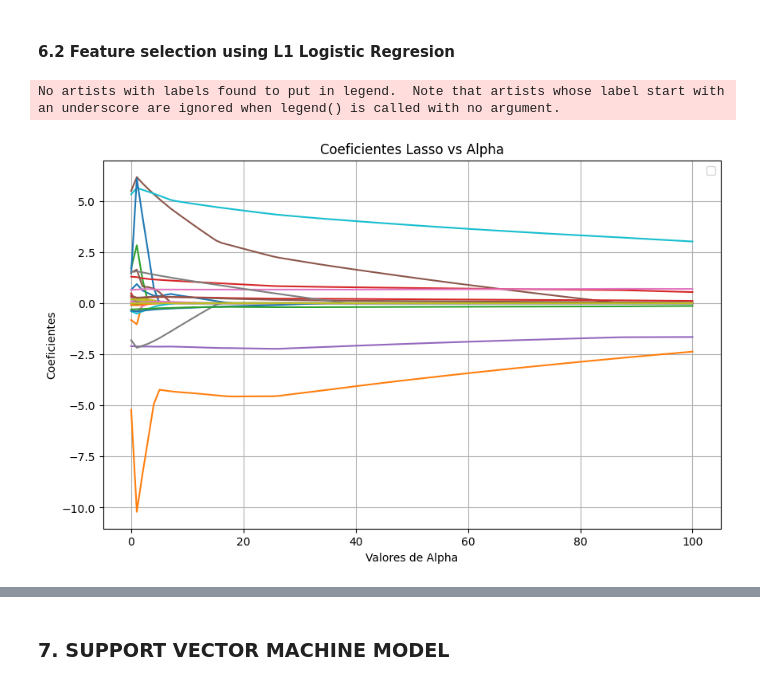
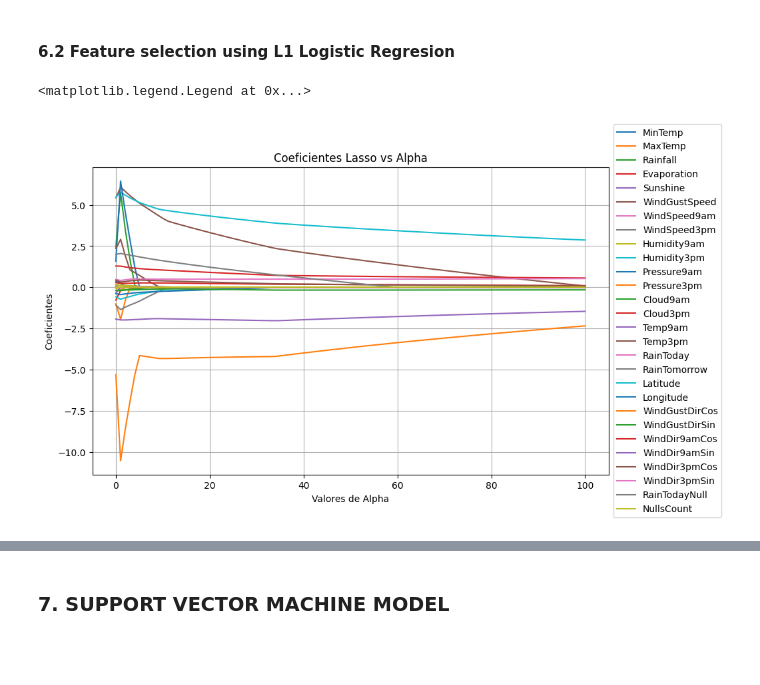
Before and after one commit to LeoCenturion/rain-in-australia, a Jupyter notebook: models/RiA-svm.ipynb, the cells around one changed output, grey strips where cells are left out. Drawn from its saved outputs; the diff is of its cells as text; code cells hidden in the pictures; blank space fills up the shorter version.

```diff
--- a/models/RiA-svm.ipynb
+++ b/models/RiA-svm.ipynb
@@ -403,8 +403,8 @@ nfolds = 3      # Cantidad de validaciones cruzadas
 # Inicializo arraglos para guardar coeficientes de Lasso
 coeffs_lasso = np.zeros([nalpha, nfeatures])
 
-# Inicializo arraglos para guardar MSE promedio de cross-validation, para cada alpha
-acc_lasso = np.zeros([nalpha])
+# Inicializo arraglos para guardar f1-score promedio de cross-validation, para cada alpha
+f1_lasso = np.zeros([nalpha])
 
 # Guardamos los coeficientes de la regresión logistica (alpha = 0)
 coeffs_lasso[0, :] = log_model.coef_.copy()
@@ -413,13 +413,13 @@ coeffs_lasso[0, :] = log_model.coef_.copy()
 for index, alpha in enumerate(alpha_values):
 
     if index == 0:
-        acc_lr_cv = cross_val_score(log_model,
+        f1_lr_cv = cross_val_score(log_model,
                                     X_train_transformed_sampled, y=y_train_sampled,
-                                    scoring='accuracy',
+                                    scoring='f1',
                                     cv=nfolds,
                                     n_jobs=12)       # Obtenemos el set de accurary por Cross-validation para linear regression
-        acc_lr = acc_lr_cv.mean()       # accuracy mean
-        acc_lasso[0] = acc_lr
+        f1_lr = f1_lr_cv.mean()       # f1-score mean
+        f1_lasso[0] = f1_lr
 
         continue
 
@@ -435,14 +435,14 @@ for index, alpha in enumerate(alpha_values):
     logL1_model.fit(X_train_transformed_sampled, y_train_sampled)
 
     # Obtenemos el set de ACC por cross-validation
-    acc_lasso_cv  = cross_val_score(logL1_model,
+    f1_lasso_cv  = cross_val_score(logL1_model,
                                     X_train_transformed_sampled, y=y_train_sampled,
-                                    scoring='accuracy',
+                                    scoring='f1',
                                     cv=nfolds,
                                     n_jobs=12)
 
-    # Obtenemos el ACC medio
-    acc_lasso[index] = acc_lasso_cv.mean()
+    # Obtenemos el f1-score medio
+    f1_lasso[index] = f1_lasso_cv.mean()
 
     # Guardamos los coeficientes de las regresiones
     coeffs_lasso[index, :] = logL1_model.coef_.copy()
@@ -450,26 +450,35 @@ for index, alpha in enumerate(alpha_values):
 # Convertimos los resultados en un DataFrame para visualizarlos
 Alpha_vs_MSE_df = pd.DataFrame({
     'Alpha': alpha_values,
-    'ACC_Lasso': acc_lasso,
+    'f1_Lasso': f1_lasso,
     })
 # %%
+# Nombres de columnas del set de entrenamiento
+column_names = rain_df.drop(columns=["Date","Location","WindGustDir", "WindDir9am", "WindDir3pm",]).columns.tolist()
+column_names.extend(["","Latitude","Longitude","WindGustDirCos","WindGustDirSin","WindDir9amCos","WindDir9amSin","WindDir3pmCos","WindDir3pmSin","RainTodayNull","NullsCount"])
+
 # Crear la figura y los ejes para la gráfica
 fig, ax = plt.subplots(nrows=1, ncols=1, figsize=(10, 6))
 
 # Graficar los coeficientes
+lines = []
 for i in range(coeffs_lasso.shape[1]):
-    ax.plot(alpha_values, coeffs_lasso[:, i])
+    line, = ax.plot(alpha_values, coeffs_lasso[:, i], label=column_names[i])
+    lines.append(line)
 
 # Configuraciones adicionales de la gráfica
 ax.set_title('Coeficientes Lasso vs Alpha')
 ax.set_xlabel('Valores de Alpha')
 ax.set_ylabel('Coeficientes')
-ax.legend()
-# ax.set_xscale('log')  # Usar escala logarítmica si alpha tiene un rango amplio
 ax.grid(True)
 
-# Mostrar la gráfica
-plt.show()
+# Ajustar la leyenda fuera del gráfico
+ax.legend(handles=lines, labels=[line.get_label() for line in lines], loc='center left', bbox_to_anchor=(1, 0.5))
+
+# Ordenar las etiquetas de la leyenda según el orden de aparición en el gráfico
+handles, labels = ax.get_legend_handles_labels()
+order = np.argsort([column_names.index(label) for label in labels])
+ax.legend([handles[idx] for idx in order], [labels[idx] for idx in order], loc='center left', bbox_to_anchor=(1, 0.5))
 # %% [output]
-No artists with labels found to put in legend.  Note that artists whose label start with an underscore are ignored when legend() is called with no argument.
+<matplotlib.legend.Legend at 0x...>
-[figure, old version]
+[figure, new version]
```
Also changed, not shown: parts of 24 cells of this notebook, 4 other files.
